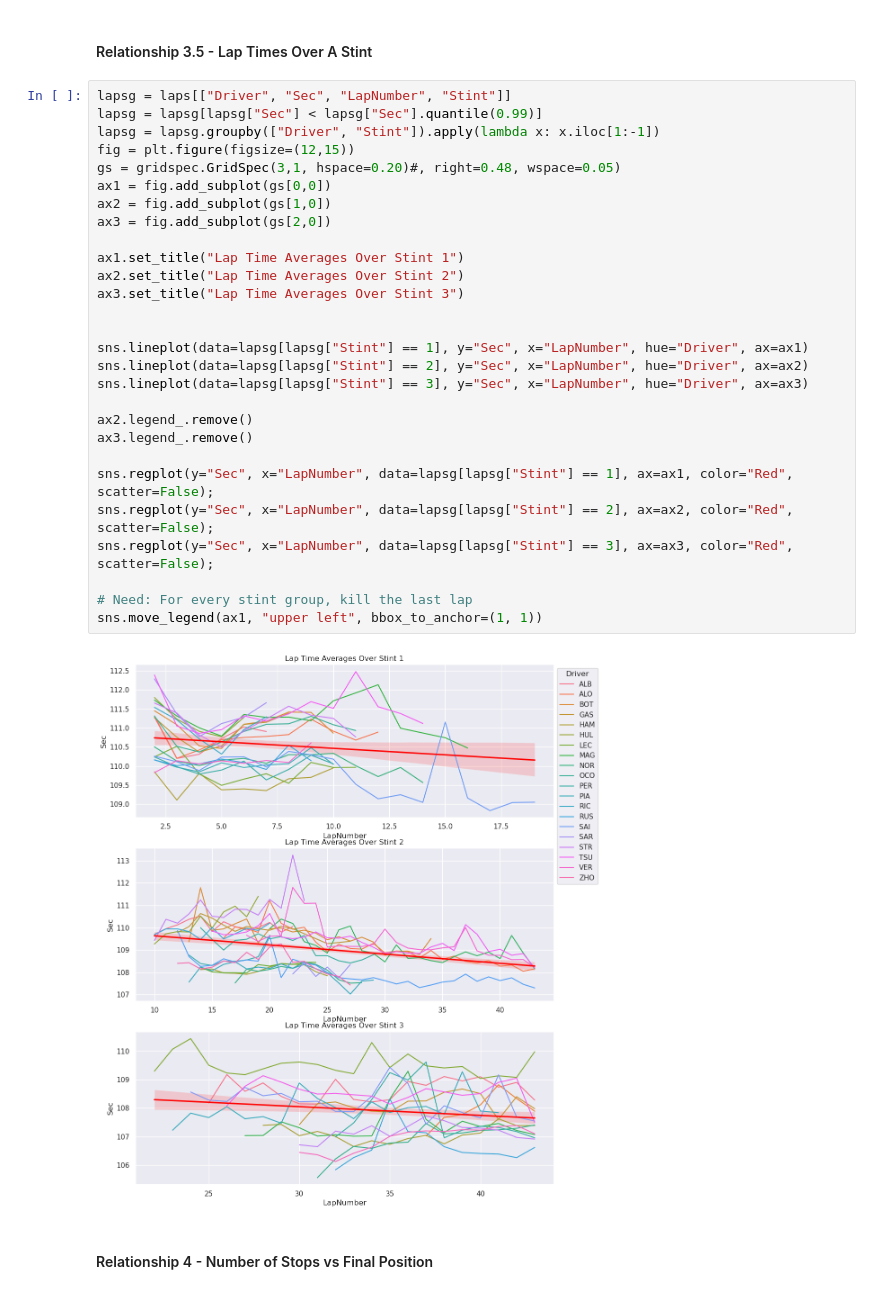
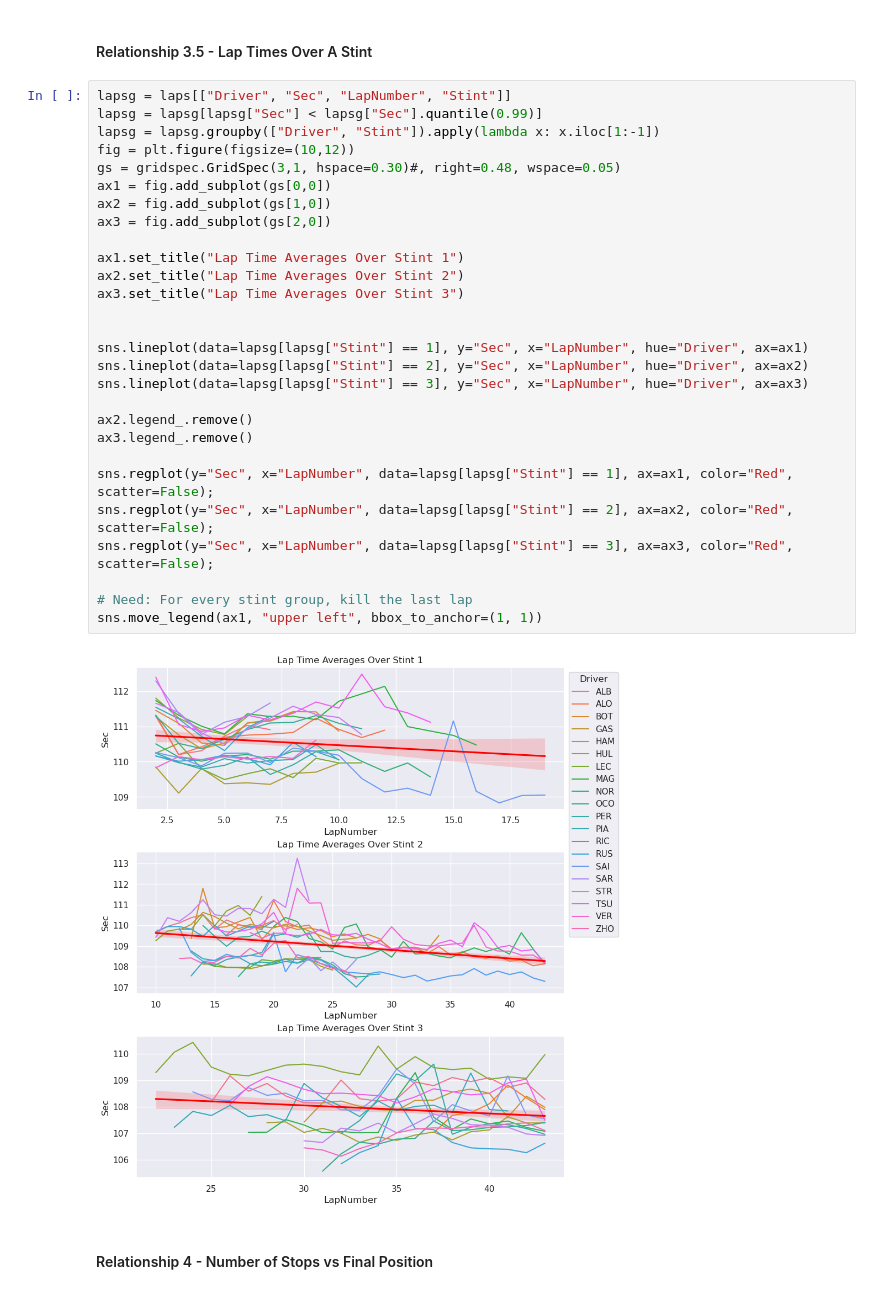
Before and after one commit to MyNameIsCalvinDavis/Data-Science, a Jupyter notebook: F1/F1.ipynb, the cells around one changed output. Cells and saved outputs as stored; diff of their text form.

```diff
--- a/F1/F1.ipynb
+++ b/F1/F1.ipynb
@@ -1748,33 +1756,33 @@ g.set_title("(First Lap - Last Lap) Delta Time");
 # %%
 lapsg = laps[["Driver", "Sec", "LapNumber", "Stint"]]
 lapsg = lapsg[lapsg["Sec"] < lapsg["Sec"].quantile(0.99)]
 lapsg = lapsg.groupby(["Driver", "Stint"]).apply(lambda x: x.iloc[1:-1])
-fig = plt.figure(figsize=(12,15))
-gs = gridspec.GridSpec(3,1, hspace=0.20)#, right=0.48, wspace=0.05)
+fig = plt.figure(figsize=(10,12))
+gs = gridspec.GridSpec(3,1, hspace=0.30)#, right=0.48, wspace=0.05)
 ax1 = fig.add_subplot(gs[0,0])
 ax2 = fig.add_subplot(gs[1,0])
 ax3 = fig.add_subplot(gs[2,0])
 
 ax1.set_title("Lap Time Averages Over Stint 1")
 ax2.set_title("Lap Time Averages Over Stint 2")
 ax3.set_title("Lap Time Averages Over Stint 3")
 
 
 sns.lineplot(data=lapsg[lapsg["Stint"] == 1], y="Sec", x="LapNumber", hue="Driver", ax=ax1)
 sns.lineplot(data=lapsg[lapsg["Stint"] == 2], y="Sec", x="LapNumber", hue="Driver", ax=ax2)
 sns.lineplot(data=lapsg[lapsg["Stint"] == 3], y="Sec", x="LapNumber", hue="Driver", ax=ax3)
 
 ax2.legend_.remove()
 ax3.legend_.remove()
 
 sns.regplot(y="Sec", x="LapNumber", data=lapsg[lapsg["Stint"] == 1], ax=ax1, color="Red", scatter=False);
 sns.regplot(y="Sec", x="LapNumber", data=lapsg[lapsg["Stint"] == 2], ax=ax2, color="Red", scatter=False);
 sns.regplot(y="Sec", x="LapNumber", data=lapsg[lapsg["Stint"] == 3], ax=ax3, color="Red", scatter=False);
 
 # Need: For every stint group, kill the last lap
 sns.move_legend(ax1, "upper left", bbox_to_anchor=(1, 1))
 # %% [output]
-[figure, old version]
+[figure, new version]
 # %% [markdown]
 #### Relationship 4 - Number of Stops vs Final Position
 # %% [markdown]
```
Also changed, not shown: parts of 4 cells of this notebook.
